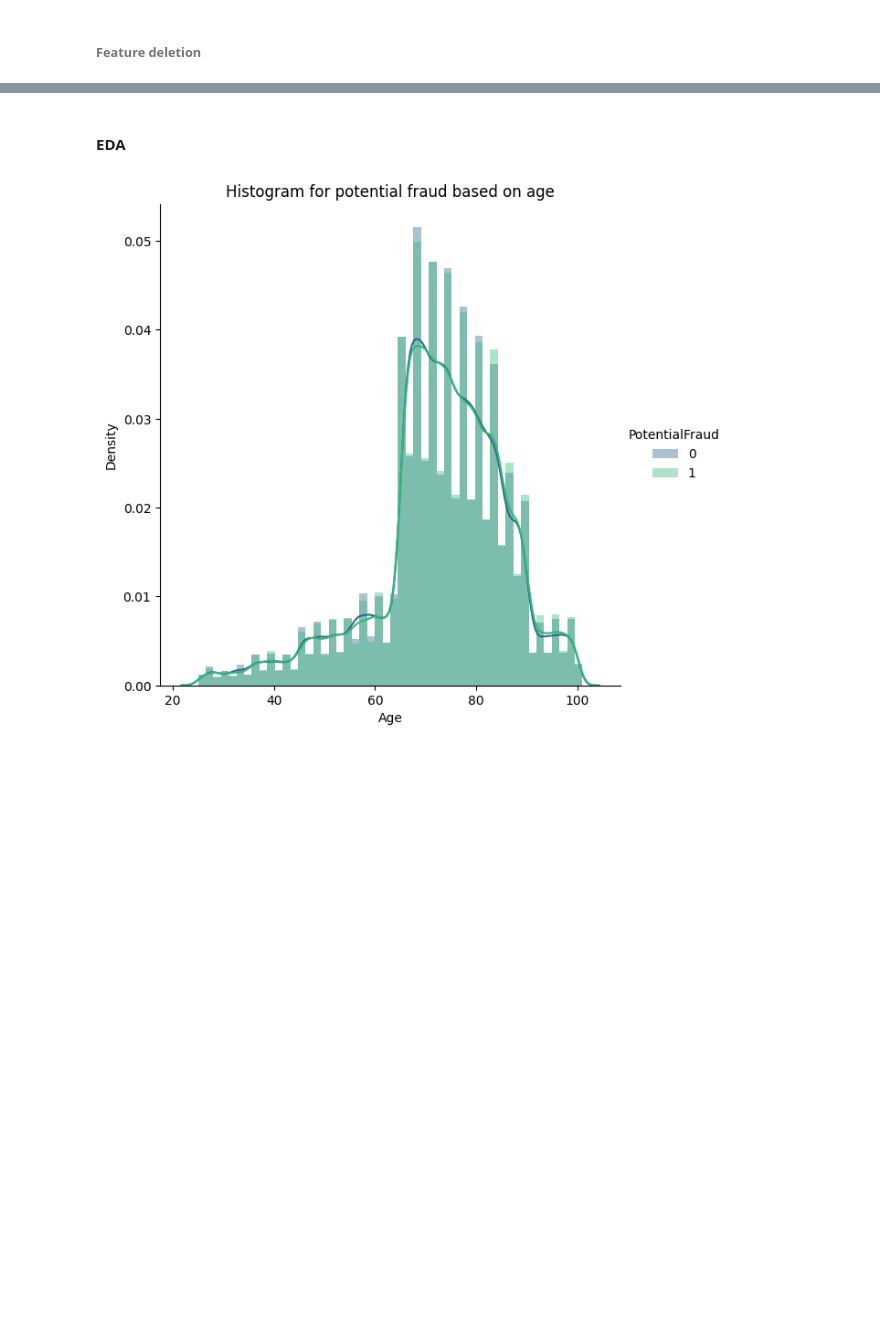
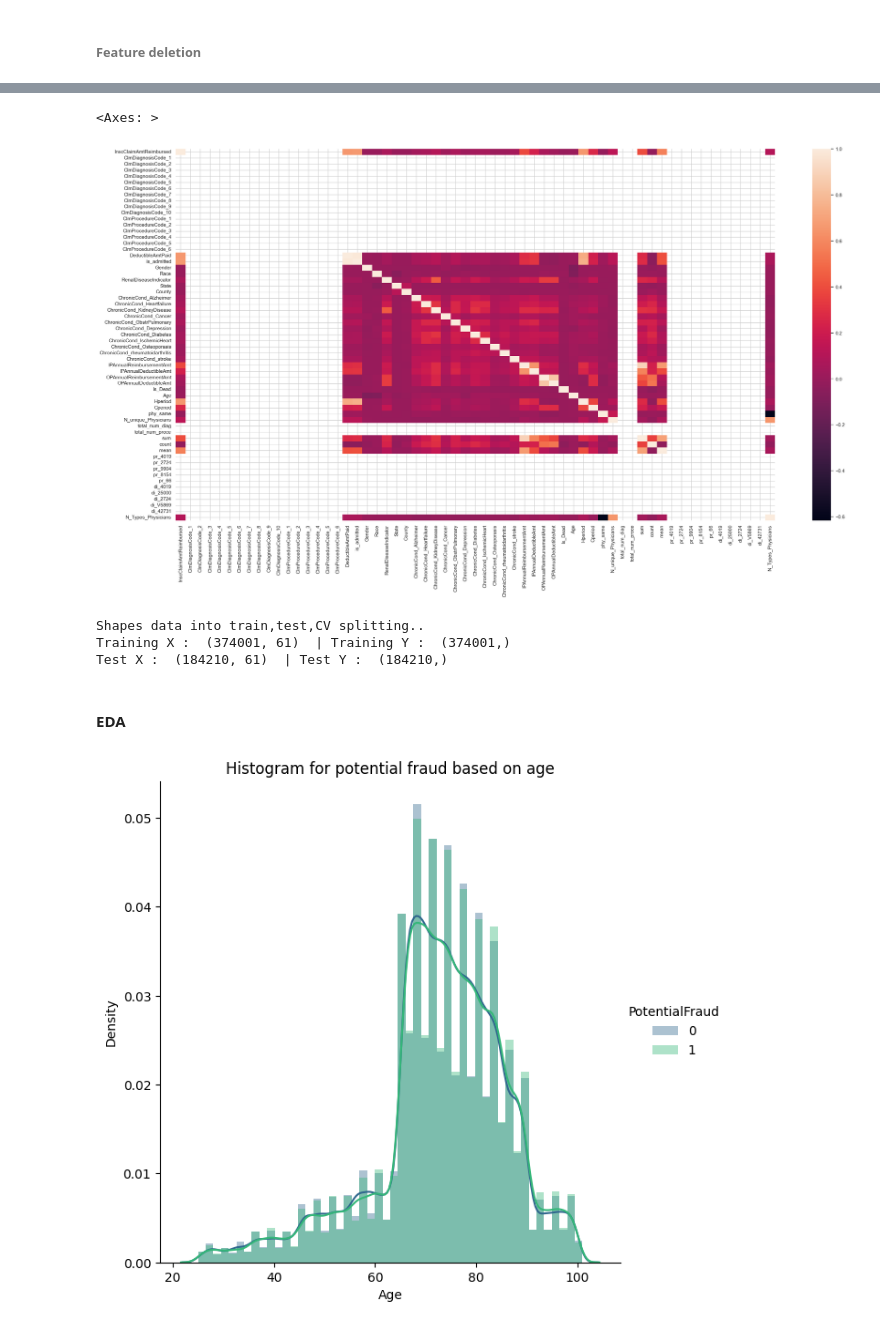
Before and after one commit to yingliu1206/Fraud-detection-In-Health-Care, a Jupyter notebook: code.ipynb, the cells around one changed output, grey strips where cells are left out. Saved outputs shown, nothing was run; the diff lists cells and outputs as text; code cells hidden in the pictures; blank space fills up the shorter version.

```diff
--- a/code.ipynb
+++ b/code.ipynb
@@ -514,0 +701,6 @@ df2.DiagnosisCode.value_counts().head(5).plot(kind = 'bar' , title ='Top 5 sucpi
+# %%
+#encoding types of physicians into numeric values
+df[['AttendingPhysician', 'OperatingPhysician', 'OtherPhysician']] = np.where(df[['AttendingPhysician','OperatingPhysician','OtherPhysician']].isnull(), 0, 1)
+
+# number of different physicians who attend a patient
+df['N_Types_Physicians'] = df['AttendingPhysician'] +  df['OperatingPhysician'] + df['OtherPhysician']
@@ -515,5 +719,12 @@ df2.DiagnosisCode.value_counts().head(5).plot(kind = 'bar' , title ='Top 5 sucpi
 # %% [markdown]
 ###### Feature deletion
-# %%
-# Drop irrelevant columns
-df = df.drop(['BeneID', 'ClaimID', 'DOB', 'DOD', 'DischargeDt', 'AdmissionDt'], axis = 1)
+# %%
+# Drop irrelevant columns
+col_to_remove = ['Provider','BeneID', 'ClaimID', 'ClaimStartDt','ClaimEndDt','AdmissionDt', 'DischargeDt', 'DOB', 'DOD','AttendingPhysician',\
+                 'OperatingPhysician', 'OtherPhysician','ClmAdmitDiagnosisCode','NoOfMonths_PartACov',\
+                 'NoOfMonths_PartBCov','DiagnosisGroupCode']
+
+df.drop(columns=col_to_remove, axis=1, inplace=True)
+df['PotentialFraud']=df['PotentialFraud'].astype(int)
+
+df.head()
@@ -519,0 +746,3 @@ df = df.drop(['BeneID', 'ClaimID', 'DOB', 'DOD', 'DischargeDt', 'AdmissionDt'],
+# %%
+y = df['PotentialFraud']
+X = df.drop('PotentialFraud', axis=1)
@@ -520,3 +772,25 @@ df = df.drop(['BeneID', 'ClaimID', 'DOB', 'DOD', 'DischargeDt', 'AdmissionDt'],
+# %%
+#plot correlation heat map between features
+sns.set(context='notebook', style='whitegrid')
+plt.figure(figsize=(30, 15))
+corr = X.corr()
+sns.heatmap(corr, annot=False)
+# %% [output]
+<Axes: >
+[figure, added]
+# %%
+from sklearn.model_selection import train_test_split
+
+X_train, X_test, y_train, y_test = train_test_split(X, y, test_size=0.33, random_state=42, stratify=y)
+
+
+print("Shapes data into train,test,CV splitting..")
+print("Training X : ",X_train.shape," | Training Y : ",y_train.shape)
+print("Test X : ",X_test.shape," | Test Y : ",y_test.shape)
+# %% [output]
+Shapes data into train,test,CV splitting..
+Training X :  (374001, 61)  | Training Y :  (374001,)
+Test X :  (184210, 61)  | Test Y :  (184210,)
 # %% [markdown]
 #### EDA
 # %%
```
Also changed, not shown: parts of 28 cells of this notebook.
